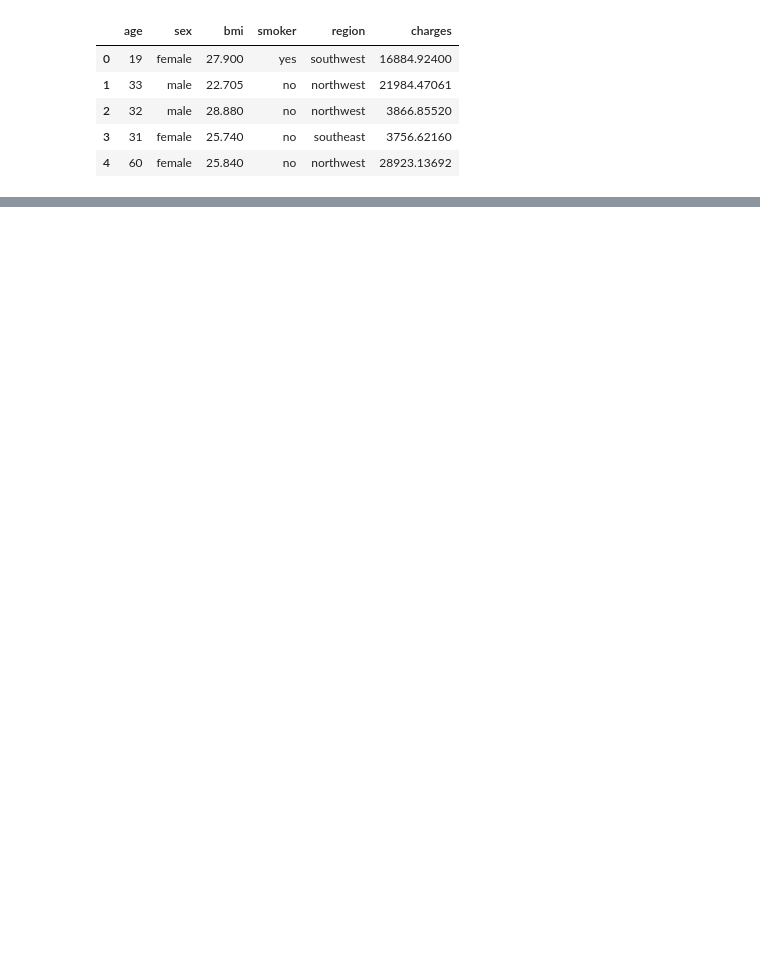
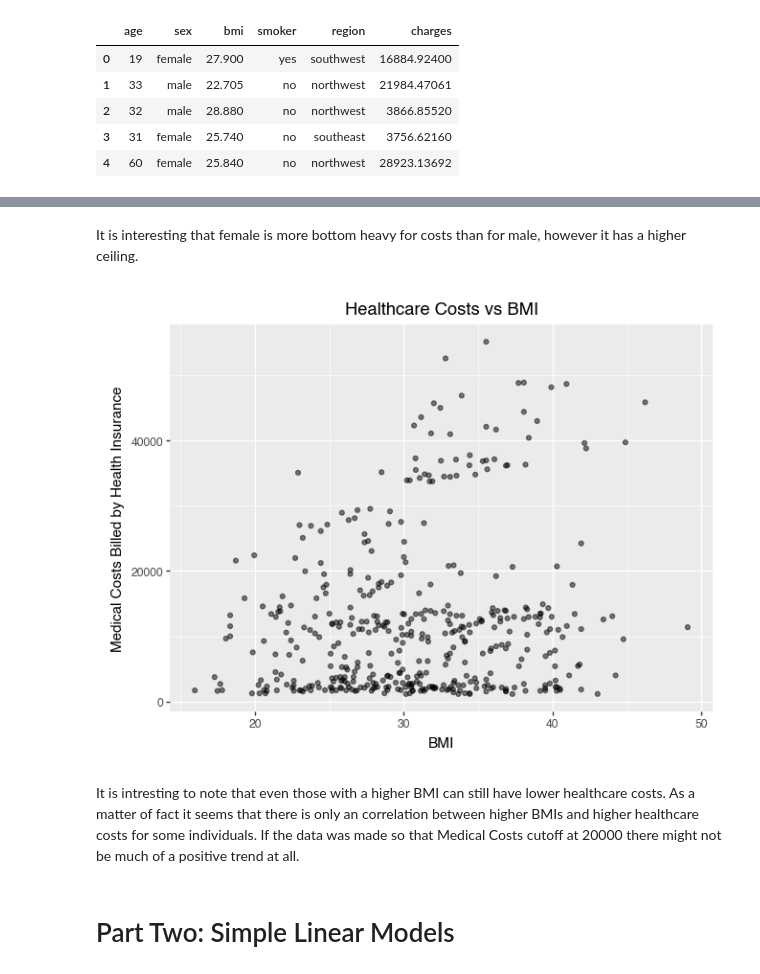
Before and after one commit to PharaohPooh/GSB_544, a Jupyter notebook: Week_6/Lab_5-Insurance_Costs.ipynb, the cells around one changed output, grey strips where cells are left out. Saved outputs shown, nothing was run; the diff lists cells and outputs as text; code cells hidden in the pictures; blank space fills up the shorter version.

```diff
--- a/Week_6/Lab_5-Insurance_Costs.ipynb
+++ b/Week_6/Lab_5-Insurance_Costs.ipynb
@@ -62,0 +125,20 @@ df.head()
+# %% [markdown]
+It is interesting that female is more bottom heavy for costs than for male, however it has a higher ceiling.
+# %%
+p3 = (p9.ggplot(dat,
+        p9.aes(
+                x='bmi',
+                y='charges'))
+      + p9.geom_point(alpha=0.5)
+      + p9.labs(
+                title='Healthcare Costs vs BMI',
+                x='BMI',
+                y='Medical Costs Billed by Health Insurance')
+        )
+p3
+# %% [output]
+[figure, added]
+# %% [markdown]
+It is intresting to note that even those with a higher BMI can still have lower healthcare costs. As a matter of fact it seems that there is only an correlation between higher BMIs and higher healthcare costs for some individuals. If the data was made so that Medical Costs cutoff at 20000 there might not be much of a positive trend at all.
+# %% [markdown]
+# Part Two: Simple Linear Models
```
Also changed, not shown: parts of 35 cells of this notebook, 1 other file.
